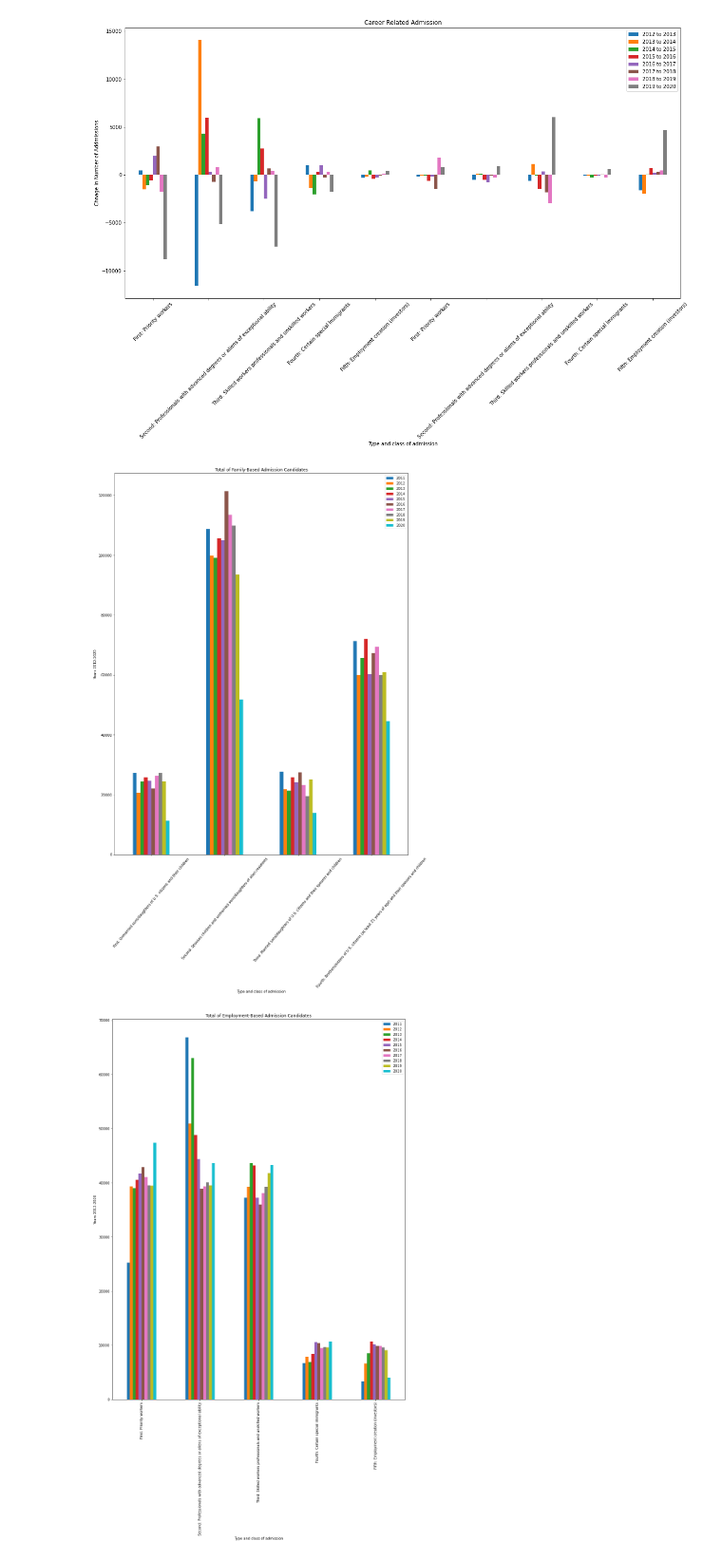
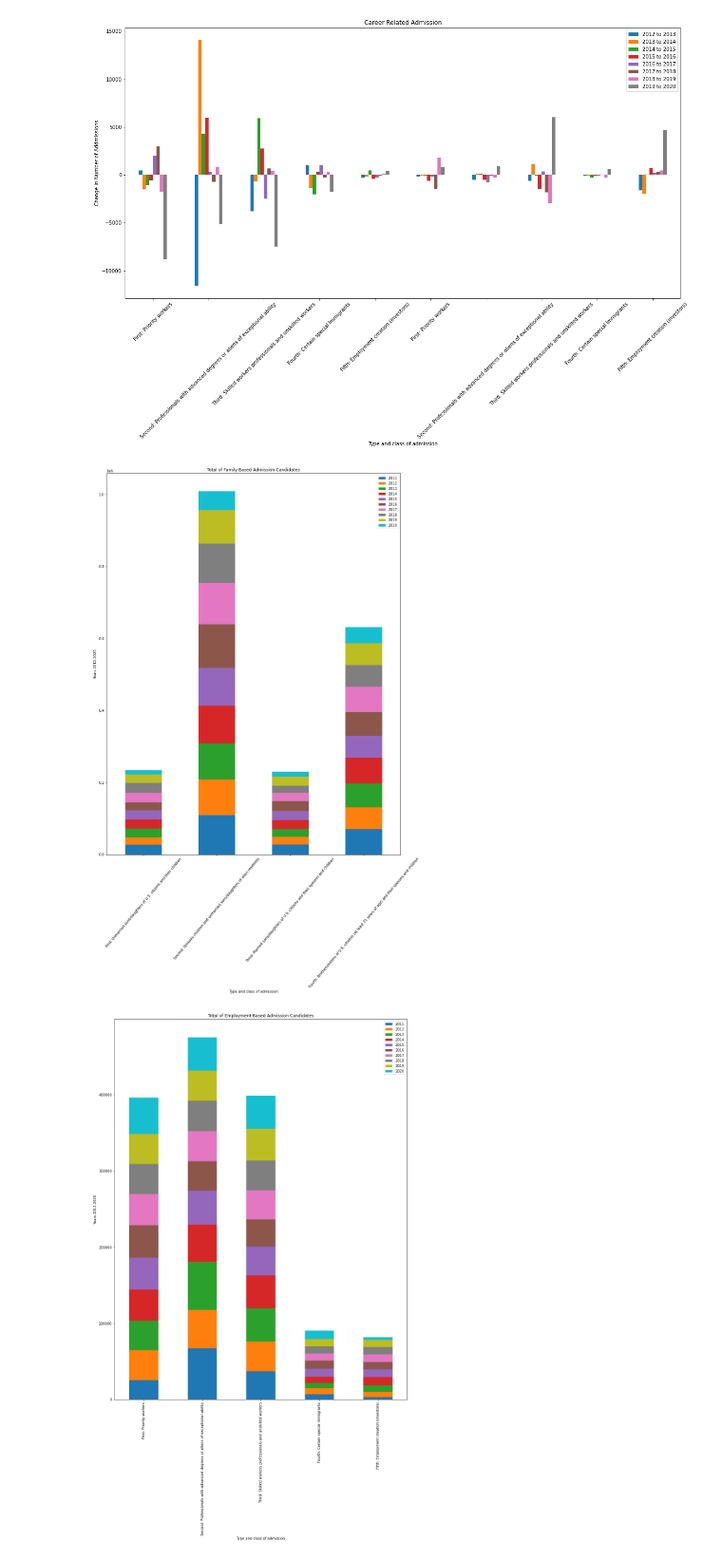
Before and after one commit to halabi93/Immigration-Data-Analysis, a Jupyter notebook: Lawful Permanent Status.ipynb, the cells around one changed output. Shown at 95% size. Cells and saved outputs as stored; diff of their text form; code cells hidden in the pictures.

Commit message:
stacked = True and employment status

```diff
--- a/Lawful Permanent Status.ipynb
+++ b/Lawful Permanent Status.ipynb
@@ -8,7 +8,7 @@ import os
 from scipy.stats import linregress
 from pprint import pprint
 # %%
-file = os.path.join("Lawful Permanent Status.csv")
+file = os.path.join("resources/Lawful Permanent Status.csv")
 table = pd.read_csv(file, thousands=',')
 table = table.replace(',',"", regex=True)
 table = table.iloc[1: , 1: ]
@@ -139,20 +139,20 @@ diff_df = pd.DataFrame()
 #adj_fam_sponsor = table.iloc[33:37, :]
 df3 = table.iloc[6:10, :]
 
-df3.plot.bar(title="Total of Family-Based Admission Candidates", ylabel="Years 2012-2020",
+df3.plot.bar(stacked = True, title="Total of Family-Based Admission Candidates", ylabel="Years 2012-2020",
             figsize=(15, 20), rot=50);
 # %% [output]
-[figure, old version]
+[figure, new version]
 # %%
 #Total of career-realted of addmission
 
 
 df4 = table.iloc[11:16, :];
 
-df4.plot.bar(title="Total of Employment-Based Admission Candidates", ylabel="Years 2012-2020",
+df4.plot.bar(stacked = True, title="Total of Employment-Based Admission Candidates", ylabel="Years 2012-2020",
             figsize=(15, 20));
 # %% [output]
-[figure, old version]
+[figure, new version]
 # %%
 #diff_df = pd.DataFrame()
 df5 = table.iloc[17:26, :];
```
Also changed, not shown: parts of 1 cell of this notebook, 11 other files.
